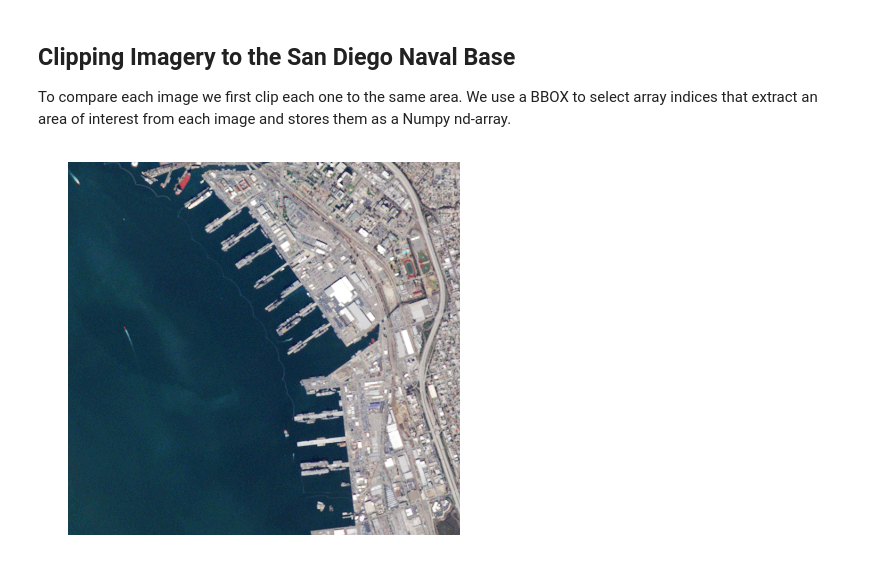
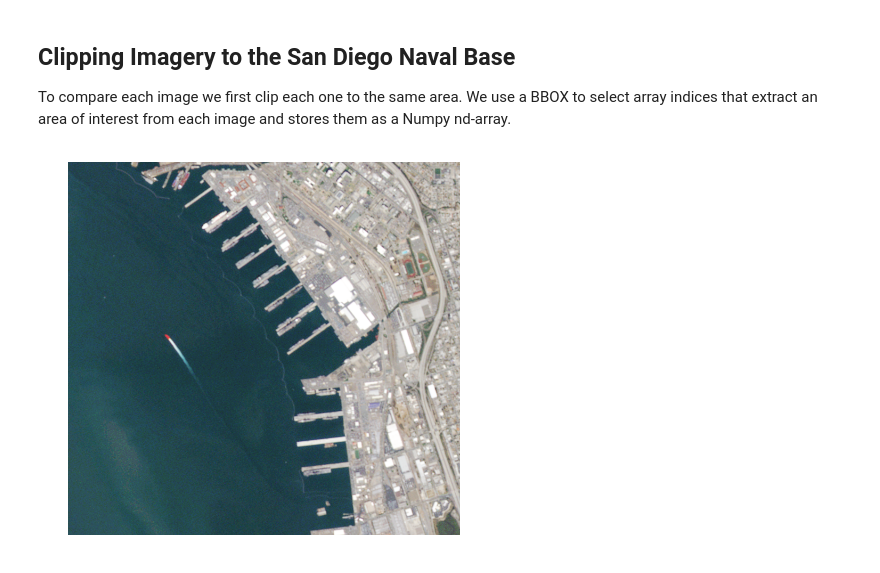
Before and after one commit to chelm/jupyter-demos, a Jupyter notebook: PlanetLabs_SanDiego.ipynb, the cells around one changed output. Saved outputs shown, nothing was run; the diff lists cells and outputs as text; code cells hidden in the pictures.

```diff
--- a/PlanetLabs_SanDiego.ipynb
+++ b/PlanetLabs_SanDiego.ipynb
@@ -22,7 +22,8 @@ scene_ids = [
     "20160324_190655_1154114_RapidEye-3",
     "20150326_192901_1154114_RapidEye-5",
     "20140403_193228_1154114_RapidEye-5",
-    "20131125_192646_1154114_RapidEye-5"
+    "20131125_192646_1154114_RapidEye-5",
+    "20151212_191210_1154114_RapidEye-5"
 ]
 # %% [markdown]
 ## Downloading Geotiffs
@@ -158,35 +161,35 @@ def clip_image(bbox, filepath):
         with rasterio.open(filepath) as src:
             bounds = src.bounds
             ul, lr = [bounds.left, bounds.top], [bounds.right, bounds.bottom]
             r, g, b, a = src.read()
             np_img = np.dstack((r, g, b, a))
             ul_px = xy_from_coords(bbox[0], bbox[3], ul, lr, src.width, src.height)
             lr_px = xy_from_coords(bbox[2], bbox[1], ul, lr, src.width, src.height)
             return np_img[ul_px[0]:lr_px[0], ul_px[1]:lr_px[1], :]
 
 def render_array(arr1, arr2=None, width=7, height=7, cmap=plt.cm.jet):
     if arr2 is None:
         fig, ax = plt.subplots(1, figsize=(width,height), facecolor='white')
         ax.axis('off')
         plt.imshow(arr1, cmap=cmap)
         plt.show()
     else:
         fig, (ax1, ax2) = plt.subplots(nrows=1, ncols=2)
         fig.set_size_inches(width, height)
         ax1.imshow(arr2)
         ax1.axis('off')
         ax2.imshow(arr1)
         ax2.axis('off')
 
 
 bbox = [483275.7009112152, 3610083.6489744713, 486785.39847831125, 3613762.760762966]
 
 data_dir = './san_diego_4_11_16/visual/'
 files = os.listdir(data_dir)
 clipped = [clip_image(bbox, os.path.join( data_dir, f )) for f in files]
-render_array(clipped[0])
+render_array(clipped[-1])
 # %% [output]
-[figure, old version]
+[figure, new version]
 # %%
 from scipy import ndimage
 
```
Also changed, not shown: parts of 10 cells of this notebook.
